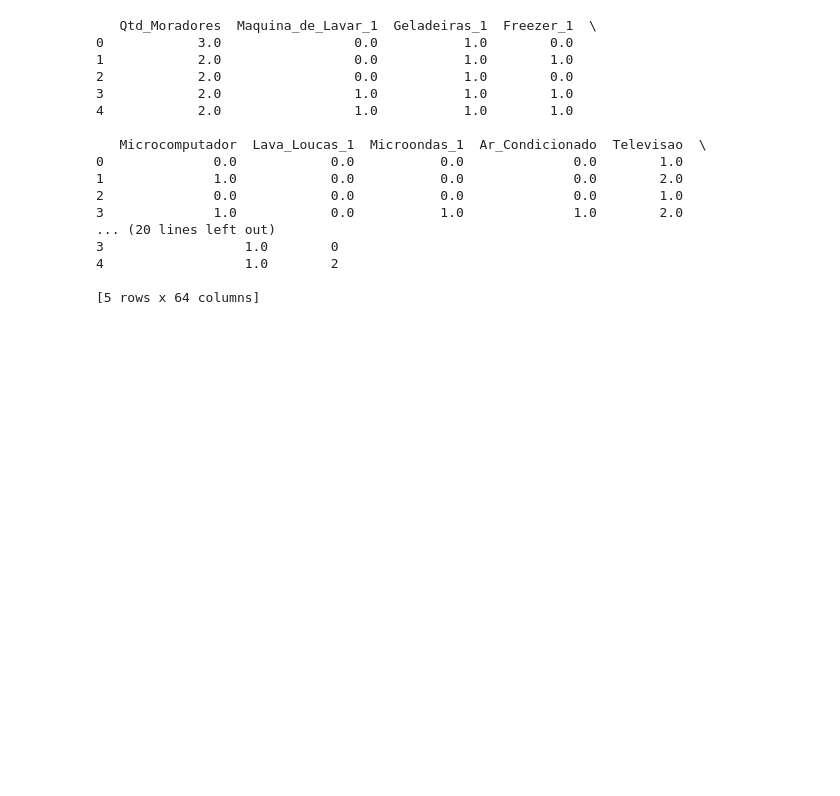
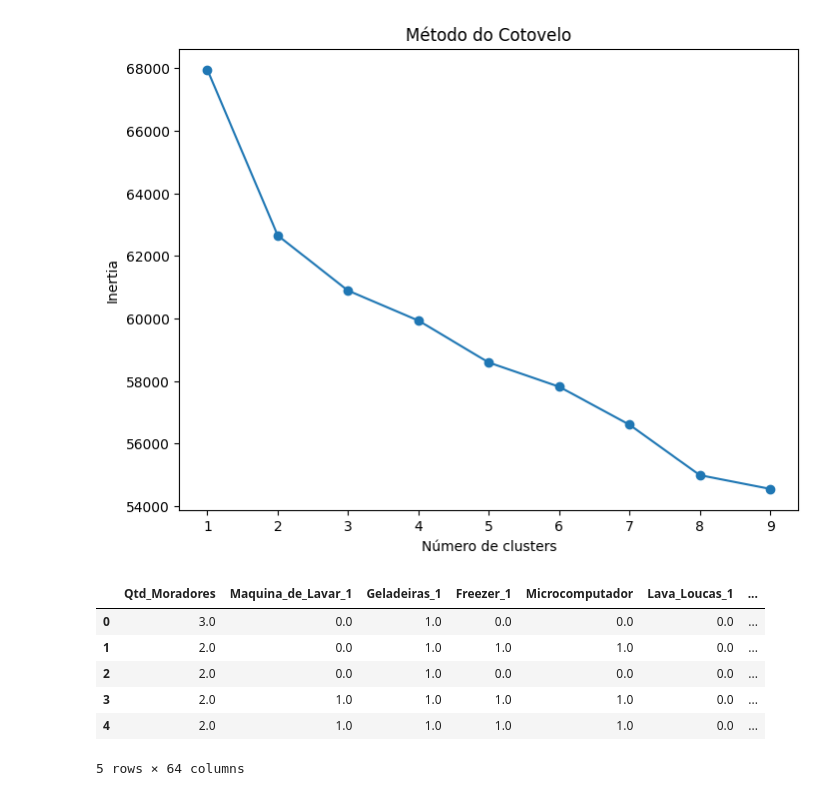
Before and after one commit to camazlucas/AprendizadodeMaquina2024.2, a Jupyter notebook: Clusterizacao.ipynb, the cells around one changed output. Drawn from its saved outputs; the diff is of its cells as text; code cells hidden in the pictures; blank space fills up the shorter version.

```diff
--- a/Clusterizacao.ipynb
+++ b/Clusterizacao.ipynb
@@ -16,2 +51,23 @@ df_scaled = scaler.fit_transform(df)
+# %%
+#Método do Cotovelo
+
+inertia = []
+K_range = range(1, 10)
+
+# Testando diferentes números de clusters
+for k in K_range:
+    kmeans = KMeans(n_clusters=k, random_state=42)
+    kmeans.fit(df_scaled)
+    inertia.append(kmeans.inertia_)
+
+# Plotando o gráfico de elbow
+plt.figure(figsize=(8, 6))
+plt.plot(K_range, inertia, marker='o')
+plt.title('Método do Cotovelo')
+plt.xlabel('Número de clusters')
+plt.ylabel('Inertia')
+plt.show()
+# %% [output]
+[figure, added]
 # %%
 # Definindo o número de clusters (por exemplo, 3)
@@ -24,29 +80,21 @@ kmeans.fit(df_scaled)
 # Obtendo os rótulos de cluster para cada ponto
 labels = kmeans.labels_
 # %%
+#Criando um dataframe com o resultado de k-means
+df_kmeans = df.copy()
+
 # Adicionando os rótulos de cluster ao dataframe original
-df['Cluster'] = labels
+df_kmeans['Cluster'] = labels
 
-# Visualizando os primeiros dados com os clusters
-print(df.head())
+df_kmeans.head()
 # %% [output]
+|  | Qtd_Moradores | Maquina_de_Lavar_1 | Geladeiras_1 | Freezer_1 | Microcomputador | Lava_Loucas_1 | ... |
+| 0 | 3.0 | 0.0 | 1.0 | 0.0 | 0.0 | 0.0 | ... |
+| 1 | 2.0 | 0.0 | 1.0 | 1.0 | 1.0 | 0.0 | ... |
+| 2 | 2.0 | 0.0 | 1.0 | 0.0 | 0.0 | 0.0 | ... |
+| 3 | 2.0 | 1.0 | 1.0 | 1.0 | 1.0 | 0.0 | ... |
+| 4 | 2.0 | 1.0 | 1.0 | 1.0 | 1.0 | 0.0 | ... |
-   Qtd_Moradores  Maquina_de_Lavar_1  Geladeiras_1  Freezer_1  \
-0            3.0                 0.0           1.0        0.0
-1            2.0                 0.0           1.0        1.0
-2            2.0                 0.0           1.0        0.0
-3            2.0                 1.0           1.0        1.0
-4            2.0                 1.0           1.0        1.0
-
-   Microcomputador  Lava_Loucas_1  Microondas_1  Ar_Condicionado  Televisao  \
-0              0.0            0.0           0.0              0.0        1.0
-1              1.0            0.0           0.0              0.0        2.0
-2              0.0            0.0           0.0              0.0        1.0
-3              1.0            0.0           1.0              1.0        2.0
-... (20 lines left out)
-3                  1.0        0
-4                  1.0        2
-
-[5 rows x 64 columns]
+5 rows × 64 columns
 # %%
 # Reduzindo os dados para 2 componentes principais
 pca = PCA(n_components=2)
```
Also changed, not shown: parts of 18 cells of this notebook.
